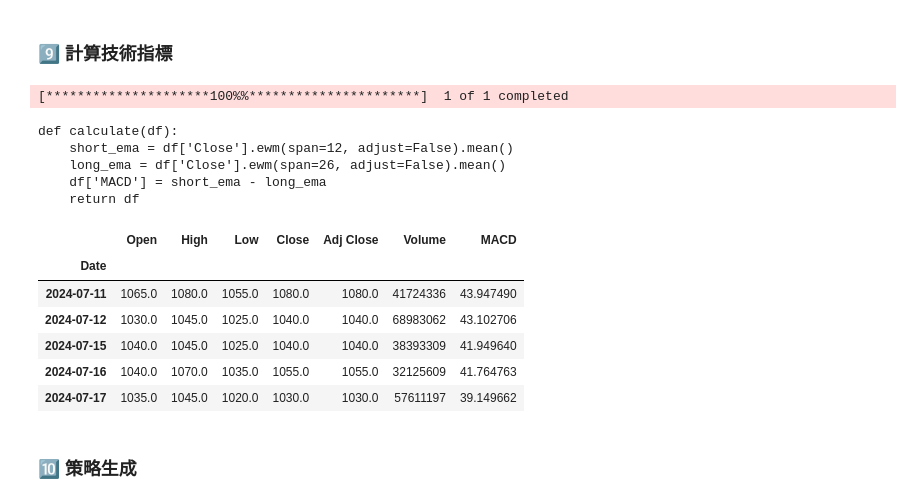
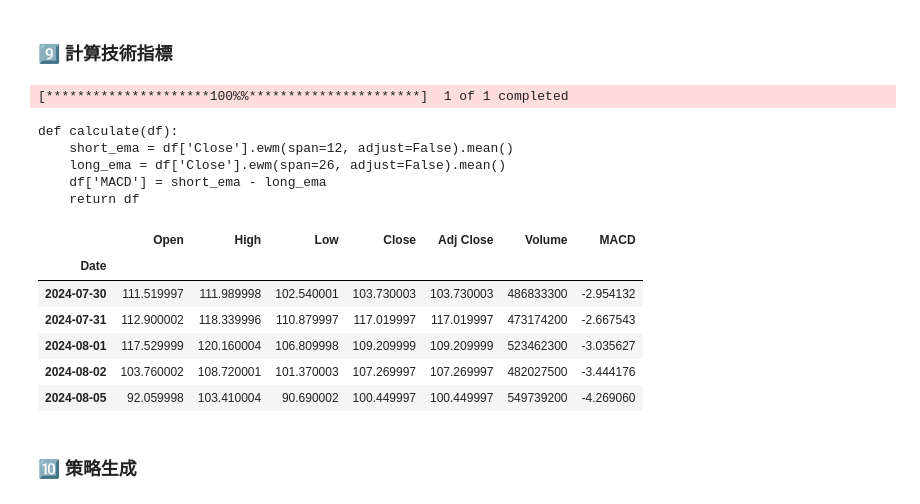
Before and after one commit to BruceXavierChou/stock_analysis, a Jupyter notebook: 「stk_ch05_ipynb」的副本.ipynb, the cells around one changed output. Cells and saved outputs as stored; diff of their text form; code cells hidden in the pictures.

```diff
--- a/「stk_ch05_ipynb」的副本.ipynb
+++ b/「stk_ch05_ipynb」的副本.ipynb
@@ -39,7 +39,8 @@ Successfully installed bokeh-2.4.3
 ### 2️⃣ 取得股價資料
 # %%
 # 輸入股票代號
-stock_id = "2330.tw"
+# stock_id = "2330.tw"
+stock_id = "NVDA"
 # 抓取 5 年資料
 df = yf.download(stock_id, period="5y")
 # 計算指標
@@ -291,30 +292,31 @@ class AiStrategy(Strategy):
 ### 9️⃣ 計算技術指標
 # %%
 # 輸入股票代號
-stock_id = "2330.tw"
+# stock_id = "2330.tw"
+stock_id = "NVDA"
 # 抓取 5 年資料
 df = yf.download(stock_id, period="5y")
 # 計算指標
 user_msg = ["MACD", "請設置10%的停損點與20%的停利點"]
 code_str = ai_helper(df, user_msg[0])
 print(code_str)
 exec(code_str)
 new_df = calculate(df)
 new_df.tail()
 # %% [output]
 [*********************100%%**********************]  1 of 1 completed
 def calculate(df):
     short_ema = df['Close'].ewm(span=12, adjust=False).mean()
     long_ema = df['Close'].ewm(span=26, adjust=False).mean()
     df['MACD'] = short_ema - long_ema
     return df
 |  | Open | High | Low | Close | Adj Close | Volume | MACD |
 | Date |  |  |  |  |  |  |  |
-| 2024-07-11 | 1065.0 | 1080.0 | 1055.0 | 1080.0 | 1080.0 | 41724336 | 43.947490 |
-| 2024-07-12 | 1030.0 | 1045.0 | 1025.0 | 1040.0 | 1040.0 | 68983062 | 43.102706 |
-| 2024-07-15 | 1040.0 | 1045.0 | 1025.0 | 1040.0 | 1040.0 | 38393309 | 41.949640 |
-| 2024-07-16 | 1040.0 | 1070.0 | 1035.0 | 1055.0 | 1055.0 | 32125609 | 41.764763 |
-| 2024-07-17 | 1035.0 | 1045.0 | 1020.0 | 1030.0 | 1030.0 | 57611197 | 39.149662 |
+| 2024-07-30 | 111.519997 | 111.989998 | 102.540001 | 103.730003 | 103.730003 | 486833300 | -2.954132 |
+| 2024-07-31 | 112.900002 | 118.339996 | 110.879997 | 117.019997 | 117.019997 | 473174200 | -2.667543 |
+| 2024-08-01 | 117.529999 | 120.160004 | 106.809998 | 109.209999 | 109.209999 | 523462300 | -3.035627 |
+| 2024-08-02 | 103.760002 | 108.720001 | 101.370003 | 107.269997 | 107.269997 | 482027500 | -3.444176 |
+| 2024-08-05 | 92.059998 | 103.410004 | 90.690002 | 100.449997 | 100.449997 | 549739200 | -4.269060 |
 # %% [markdown]
 ### 🔟 策略生成
 # %%
```
Also changed, not shown: parts of 6 cells of this notebook.
